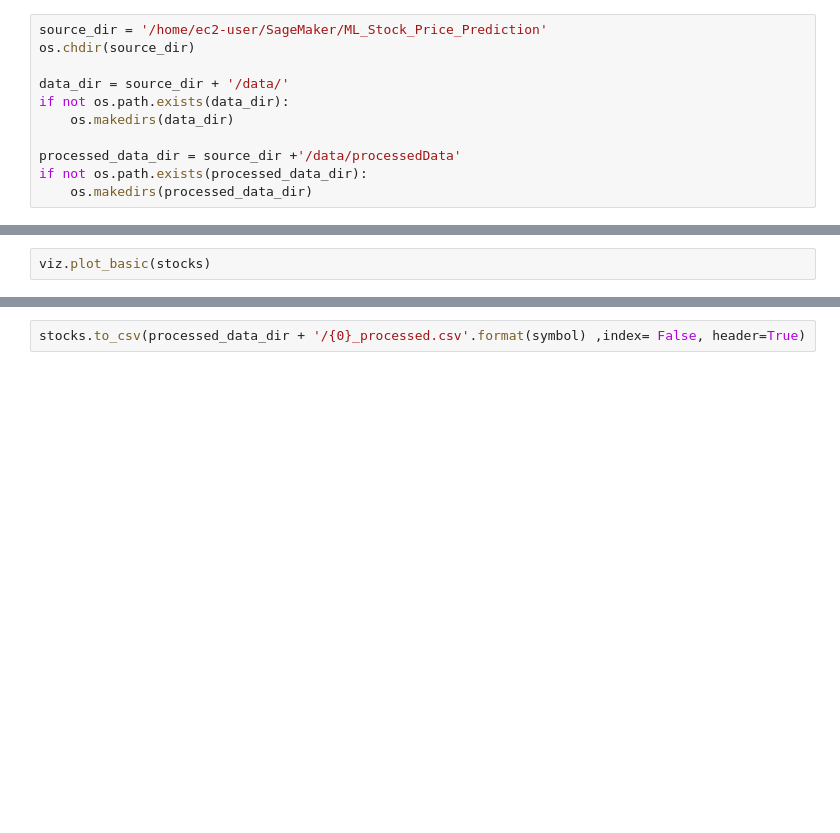
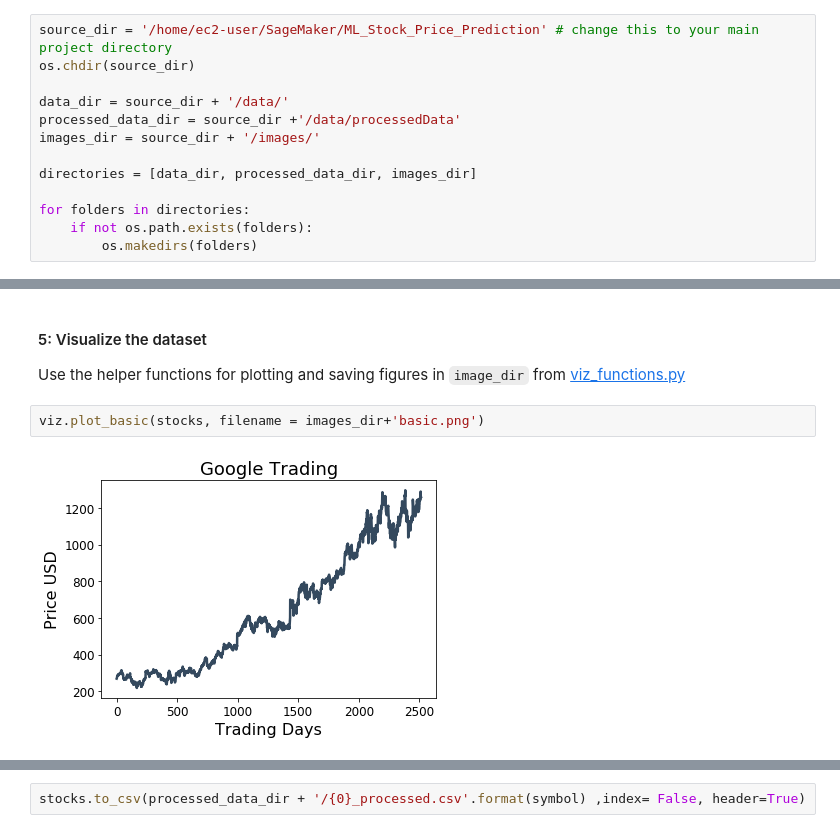
Before and after one commit to suyashtn/machine-learing-projects, a Jupyter notebook: Predict_Stock_Prices/Stock_Price_Prediction.ipynb, the cells around one changed output, grey strips where cells are left out. Cells and saved outputs as stored; diff of their text form; blank space fills up the shorter version.

```diff
--- a/Predict_Stock_Prices/Stock_Price_Prediction.ipynb
+++ b/Predict_Stock_Prices/Stock_Price_Prediction.ipynb
@@ -37,11 +82,13 @@ bucket = sagemaker_session.default_bucket()
 # %%
-source_dir = '/home/ec2-user/SageMaker/ML_Stock_Price_Prediction'
+source_dir = '/home/ec2-user/SageMaker/ML_Stock_Price_Prediction' # change this to your main project directory
 os.chdir(source_dir)
 
 data_dir = source_dir + '/data/'
-if not os.path.exists(data_dir):
-    os.makedirs(data_dir)
+processed_data_dir = source_dir +'/data/processedData'
+images_dir = source_dir + '/images/'
 
-processed_data_dir = source_dir +'/data/processedData'
-if not os.path.exists(processed_data_dir):
-    os.makedirs(processed_data_dir)
+directories = [data_dir, processed_data_dir, images_dir]
+
+for folders in directories:
+    if not os.path.exists(folders):
+        os.makedirs(folders)
@@ -97,2 +204,7 @@ print(stocks.tail())
+# %% [markdown]
+#### 5: Visualize the dataset
+Use the helper functions for plotting and saving figures in `image_dir` from [viz_functions.py](./src/viz_functions.py)
 # %%
-viz.plot_basic(stocks)
+viz.plot_basic(stocks, filename = images_dir+'basic.png')
+# %% [output]
+[figure, added]
```
Also changed, not shown: parts of 150 cells of this notebook, 23 other files.
